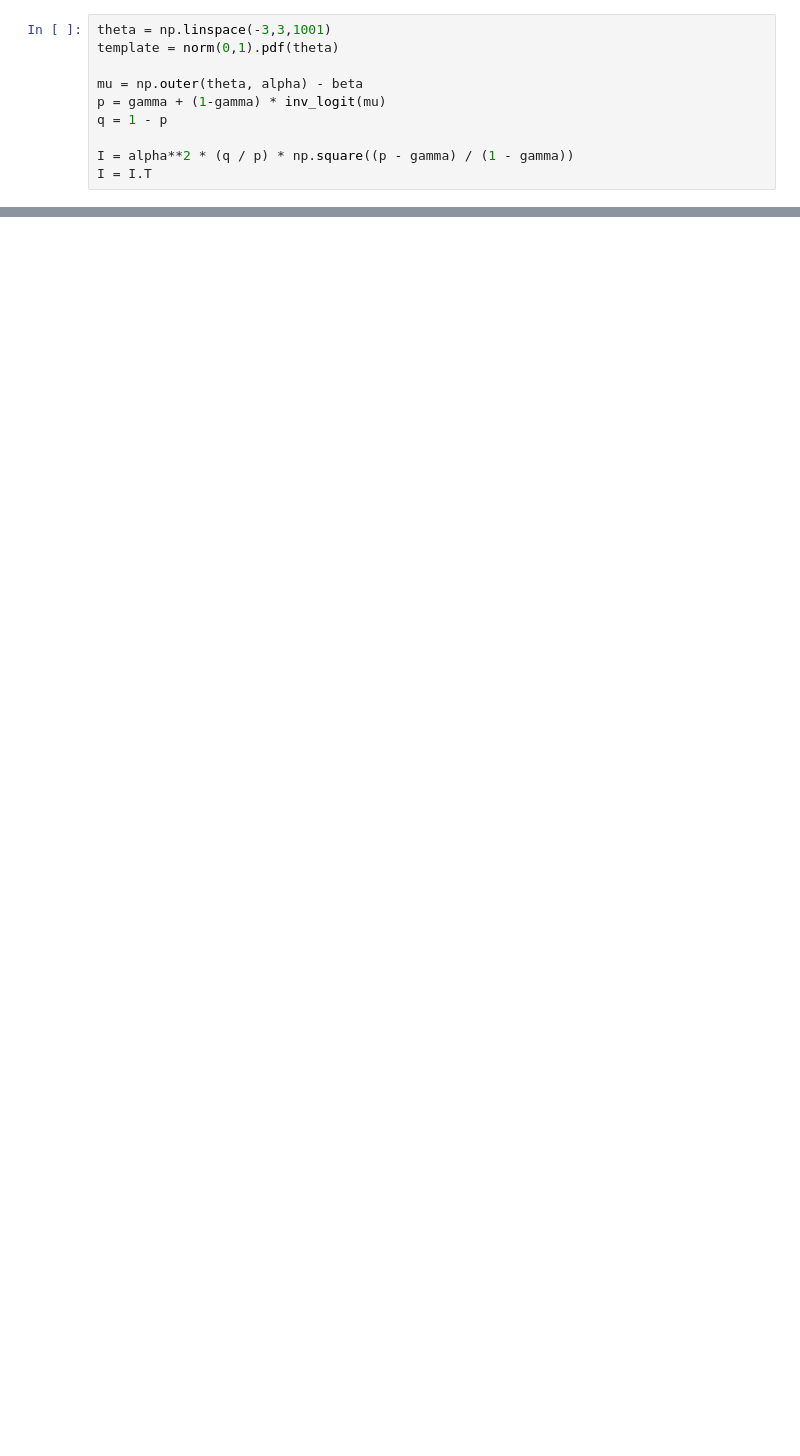
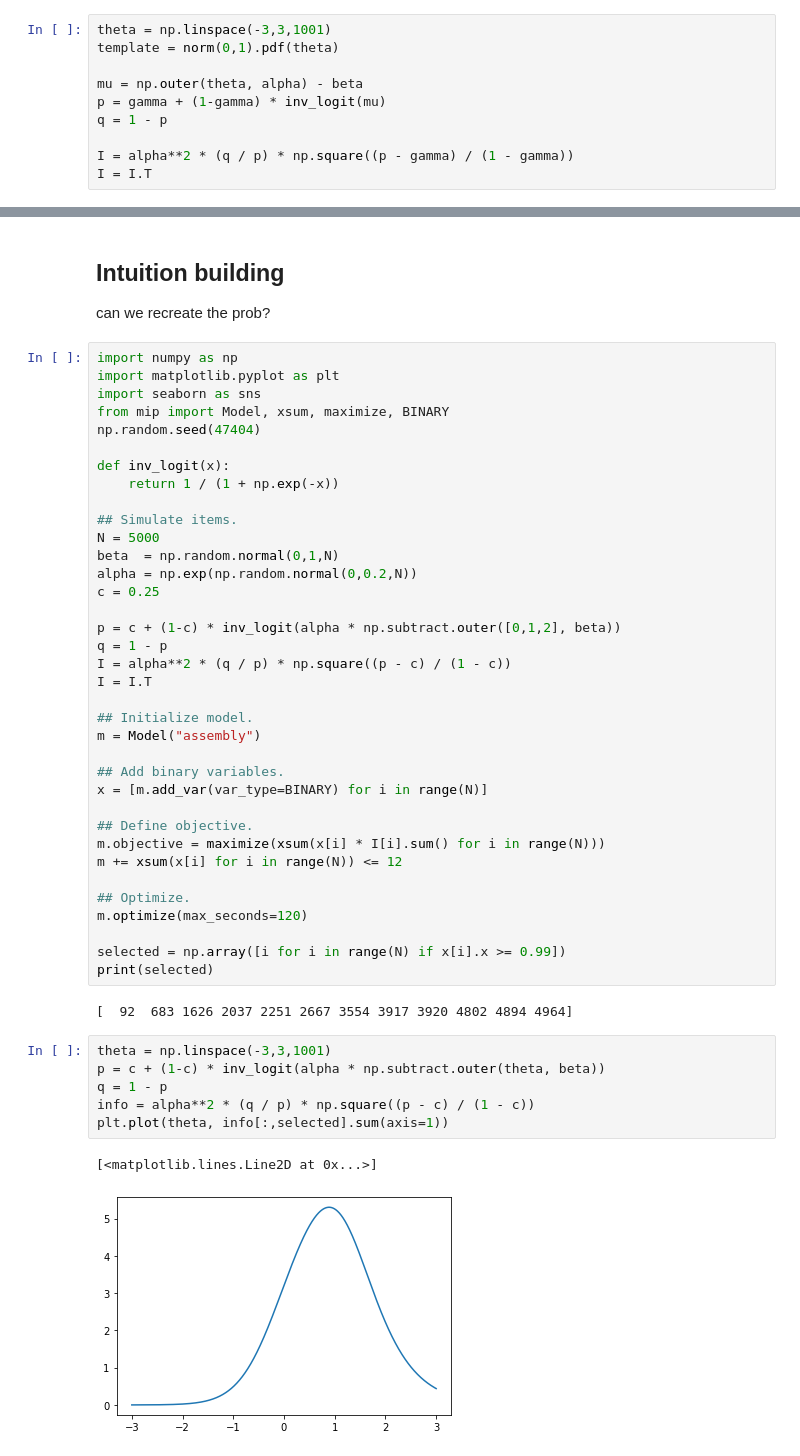
Before and after one commit to ndawlab/mars-irt, a Jupyter notebook: 03_Calibration/XX_mip.ipynb, the cells around one changed output, grey strips where cells are left out. Drawn from its saved outputs; the diff is of its cells as text; blank space fills up the shorter version.

```diff
--- a/03_Calibration/XX_mip.ipynb
+++ b/03_Calibration/XX_mip.ipynb
@@ -194,0 +181,51 @@ plt.plot(theta, I[selected].sum(axis=0))
+# %% [markdown]
+## Intuition building
+
+can we recreate the prob?
+# %%
+import numpy as np
+import matplotlib.pyplot as plt
+import seaborn as sns
+from mip import Model, xsum, maximize, BINARY
+np.random.seed(47404)
+
+def inv_logit(x):
+    return 1 / (1 + np.exp(-x))
+
+## Simulate items.
+N = 5000
+beta  = np.random.normal(0,1,N)
+alpha = np.exp(np.random.normal(0,0.2,N))
+c = 0.25
+
+p = c + (1-c) * inv_logit(alpha * np.subtract.outer([0,1,2], beta))
+q = 1 - p
+I = alpha**2 * (q / p) * np.square((p - c) / (1 - c))
+I = I.T
+
+## Initialize model.
+m = Model("assembly")
+
+## Add binary variables.
+x = [m.add_var(var_type=BINARY) for i in range(N)]
+
+## Define objective.
+m.objective = maximize(xsum(x[i] * I[i].sum() for i in range(N)))
+m += xsum(x[i] for i in range(N)) <= 12
+
+## Optimize.
+m.optimize(max_seconds=120)
+
+selected = np.array([i for i in range(N) if x[i].x >= 0.99])
+print(selected)
+# %% [output]
+[  92  683 1626 2037 2251 2667 3554 3917 3920 4802 4894 4964]
+# %%
+theta = np.linspace(-3,3,1001)
+p = c + (1-c) * inv_logit(alpha * np.subtract.outer(theta, beta))
+q = 1 - p
+info = alpha**2 * (q / p) * np.square((p - c) / (1 - c))
+plt.plot(theta, info[:,selected].sum(axis=1))
+# %% [output]
+[<matplotlib.lines.Line2D at 0x...>]
+[figure, added]
```
Also changed, not shown: parts of 8 cells of this notebook, 2 other files.
